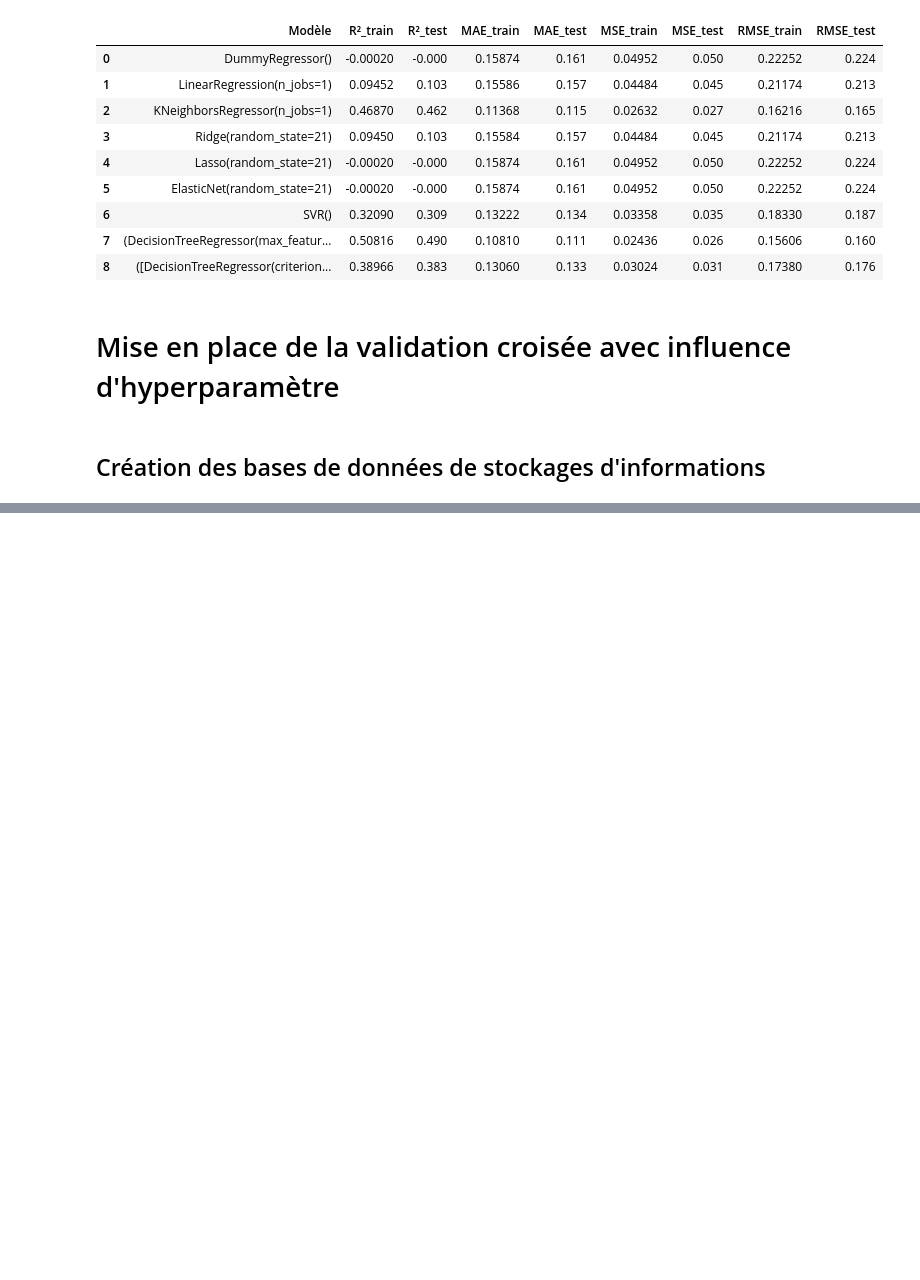
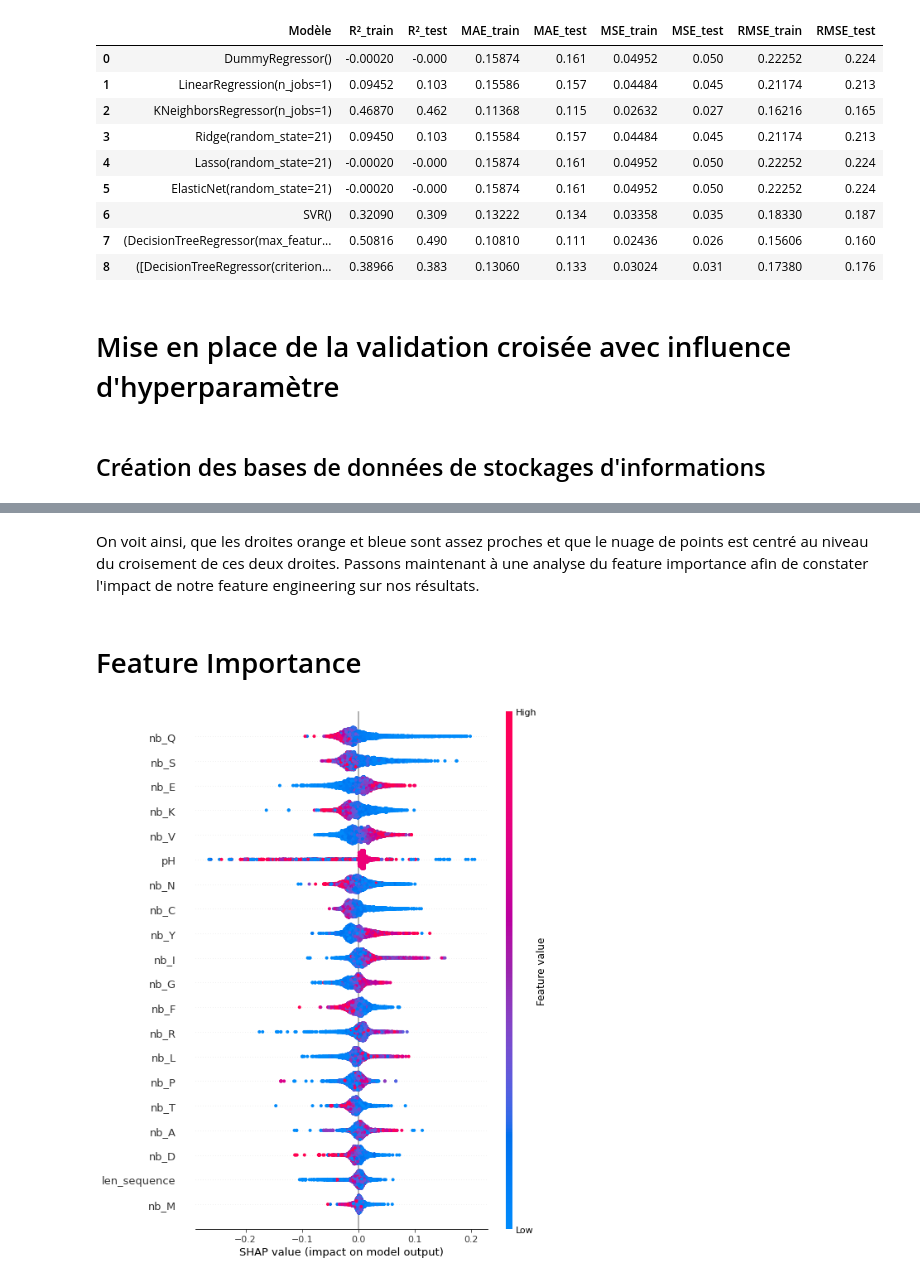
Before and after one commit to Azepel/Prediction-de-la-stabilite-de-differentes-enzymes, a Jupyter notebook: LE_ROSAIRE_1_documentation&code_112022.ipynb, the cells around one changed output, grey strips where cells are left out. Cells and saved outputs as stored; diff of their text form; code cells hidden in the pictures; blank space fills up the shorter version.

```diff
--- a/LE_ROSAIRE_1_documentation&code_112022.ipynb
+++ b/LE_ROSAIRE_1_documentation&code_112022.ipynb
@@ -999,0 +1483,4 @@ Cross_validation
+# %% [markdown]
+On voit ainsi, que les droites orange et bleue sont assez proches et que le nuage de points est centré au niveau du croisement de ces deux droites. Passons maintenant à une analyse du feature importance afin de constater l'impact de notre feature engineering sur nos résultats.
+# %% [markdown]
+# Feature Importance
@@ -999,0 +1489,8 @@ Cross_validation
+# %%
+explainer = shap.TreeExplainer(modele)
+# %%
+shap_values = explainer.shap_values(xtest_log)
+# %%
+shap.summary_plot(shap_values, xtest_log)
+# %% [output]
+[figure, added]
```
Also changed, not shown: parts of 117 cells of this notebook.
